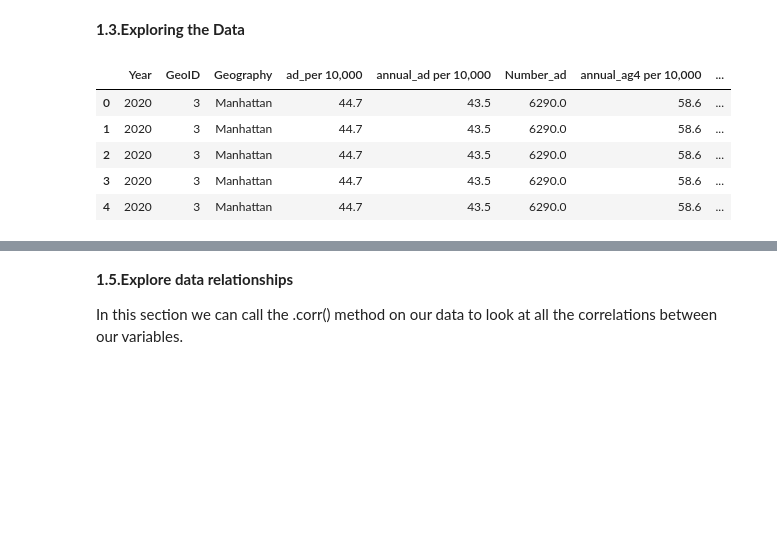
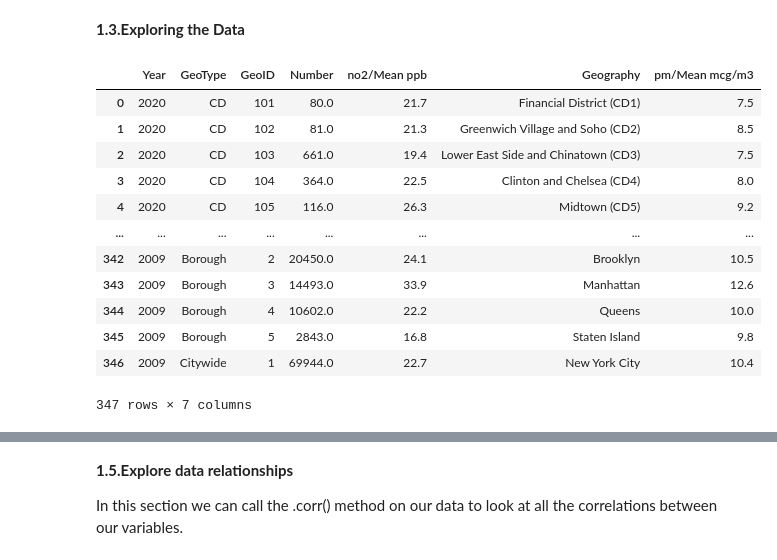
Before and after one commit to Mary080102/Capston-Two, a Jupyter notebook: Air quality- Exploratory Data Analysis.ipynb, the cells around one changed output, grey strips where cells are left out. Cells and saved outputs as stored; diff of their text form; code cells hidden in the pictures; blank space fills up the shorter version.

```diff
--- a/Air quality- Exploratory Data Analysis.ipynb
+++ b/Air quality- Exploratory Data Analysis.ipynb
@@ -23,16 +23,32 @@ import seaborn as sns
 # %% [markdown]
 **1.2.Lod the Data**
 # %%
-df=pd.read_csv('/Users/marzieh/Desktop/springboard.class/Projects/Capston Two/Raw data/merge4_cleaned.csv')
+#Load data for "aa_no_pm" include asthma adults, NO2, PM2.5
+df1=pd.read_csv('https://raw.githubusercontent.com/Mary080102/Capston-Two/main/Raw%20data/aa_no_pm_cleaned.csv')
+
+#Load data for "aag4_no_pm" include asthma age 4 and under, NO2, PM2.5
+
+df2=pd.read_csv('https://raw.githubusercontent.com/Mary080102/Capston-Two/main/Raw%20data/aag4_no_pm_cleaned.csv')
+
+#Load data for "aa5_17_no_pm" include asthma age 5 to 17 , NO2, PM2.5
+
+df3=pd.read_csv('https://raw.githubusercontent.com/Mary080102/Capston-Two/main/Raw%20data/aa5_17_no_pm_cleaned.csv')
 # %% [markdown]
 **1.3.Exploring the Data**
 # %%
-df.head()
+df1
 # %% [output]
-|  | Year | GeoID | Geography | ad_per 10,000 | annual_ad per 10,000 | Number_ad | annual_ag4 per 10,000 | ... |
-| 0 | 2020 | 3 | Manhattan | 44.7 | 43.5 | 6290.0 | 58.6 | ... |
-| 1 | 2020 | 3 | Manhattan | 44.7 | 43.5 | 6290.0 | 58.6 | ... |
-| 2 | 2020 | 3 | Manhattan | 44.7 | 43.5 | 6290.0 | 58.6 | ... |
-| 3 | 2020 | 3 | Manhattan | 44.7 | 43.5 | 6290.0 | 58.6 | ... |
-| 4 | 2020 | 3 | Manhattan | 44.7 | 43.5 | 6290.0 | 58.6 | ... |
+|  | Year | GeoType | GeoID | Number | no2/Mean ppb | Geography | pm/Mean mcg/m3 |
+| 0 | 2020 | CD | 101 | 80.0 | 21.7 | Financial District (CD1) | 7.5 |
+| 1 | 2020 | CD | 102 | 81.0 | 21.3 | Greenwich Village and Soho (CD2) | 8.5 |
+| 2 | 2020 | CD | 103 | 661.0 | 19.4 | Lower East Side and Chinatown (CD3) | 7.5 |
+| 3 | 2020 | CD | 104 | 364.0 | 22.5 | Clinton and Chelsea (CD4) | 8.0 |
+| 4 | 2020 | CD | 105 | 116.0 | 26.3 | Midtown (CD5) | 9.2 |
+| ... | ... | ... | ... | ... | ... | ... | ... |
+| 342 | 2009 | Borough | 2 | 20450.0 | 24.1 | Brooklyn | 10.5 |
+| 343 | 2009 | Borough | 3 | 14493.0 | 33.9 | Manhattan | 12.6 |
+| 344 | 2009 | Borough | 4 | 10602.0 | 22.2 | Queens | 10.0 |
+| 345 | 2009 | Borough | 5 | 2843.0 | 16.8 | Staten Island | 9.8 |
+| 346 | 2009 | Citywide | 1 | 69944.0 | 22.7 | New York City | 10.4 |
+347 rows × 7 columns
 # %%
```
Also changed, not shown: parts of 34 cells of this notebook.
